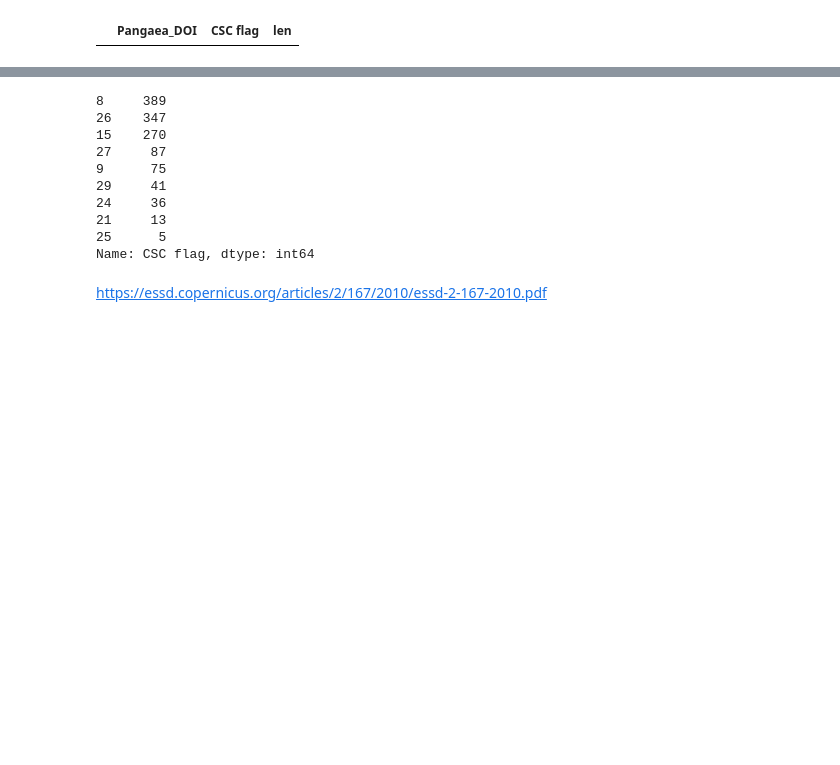
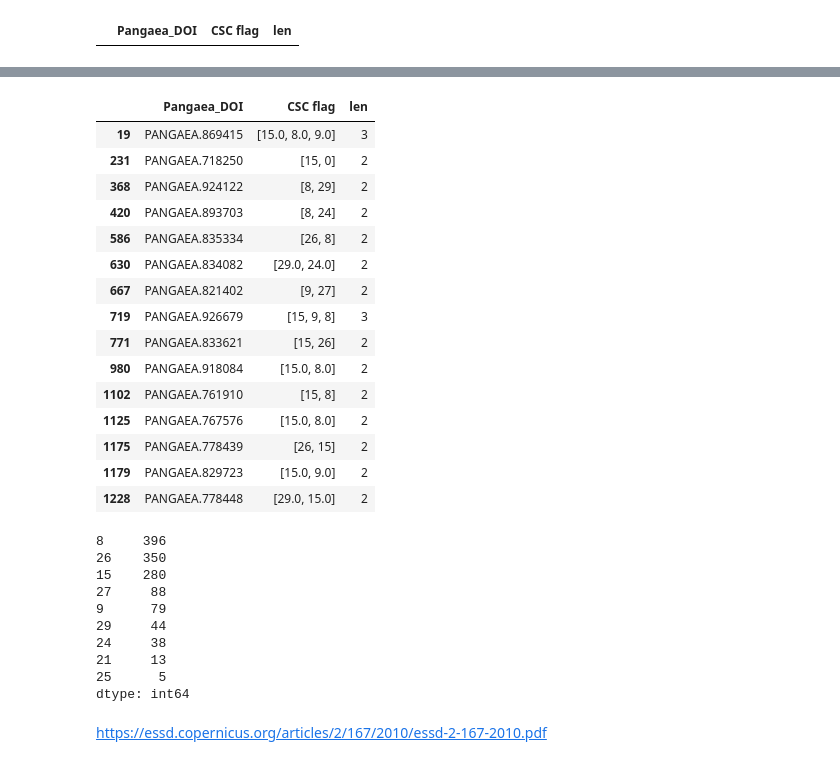
Before and after one commit to PBrockmann/PANGAEA_Scraping, a Jupyter notebook: PANGAEA_getData_ex1.py.ipynb, the cells around one changed output, grey strips where cells are left out. Cells and saved outputs as stored; diff of their text form; code cells hidden in the pictures; blank space fills up the shorter version.

```diff
--- a/PANGAEA_getData_ex1.py.ipynb
+++ b/PANGAEA_getData_ex1.py.ipynb
@@ -369,20 +387,38 @@ d2[d2['CSC flag'].apply(lambda x: bool(set(x) & set([2,4,23])))]
+# %%
+d2[d2['len'] >= 2]
+# %% [output]
+|  | Pangaea_DOI | CSC flag | len |
+| 19 | PANGAEA.869415 | [15.0, 8.0, 9.0] | 3 |
+| 231 | PANGAEA.718250 | [15, 0] | 2 |
+| 368 | PANGAEA.924122 | [8, 29] | 2 |
+| 420 | PANGAEA.893703 | [8, 24] | 2 |
+| 586 | PANGAEA.835334 | [26, 8] | 2 |
+| 630 | PANGAEA.834082 | [29.0, 24.0] | 2 |
+| 667 | PANGAEA.821402 | [9, 27] | 2 |
+| 719 | PANGAEA.926679 | [15, 9, 8] | 3 |
+| 771 | PANGAEA.833621 | [15, 26] | 2 |
+| 980 | PANGAEA.918084 | [15.0, 8.0] | 2 |
+| 1102 | PANGAEA.761910 | [15, 8] | 2 |
+| 1125 | PANGAEA.767576 | [15.0, 8.0] | 2 |
+| 1175 | PANGAEA.778439 | [26, 15] | 2 |
+| 1179 | PANGAEA.829723 | [15.0, 9.0] | 2 |
+| 1228 | PANGAEA.778448 | [29.0, 15.0] | 2 |
 # %%
-a = d2[d2['len'] == 1]['CSC flag']
-b = a.apply(lambda x: int(x[0])).value_counts()
+b = a.value_counts()
 b.sort_index(inplace=True)
 b.sort_values(inplace=True, ascending=False)
 b
 # %% [output]
-8     389
-26    347
-15    270
-27     87
-9      75
-29     41
-24     36
+8     396
+26    350
+15    280
+27     88
+9      79
+29     44
+24     38
 21     13
 25      5
-Name: CSC flag, dtype: int64
+dtype: int64
 # %% [markdown]
 https://essd.copernicus.org/articles/2/167/2010/essd-2-167-2010.pdf
 # %% [markdown]
```
Also changed, not shown: parts of 8 cells of this notebook, 1 other file.
